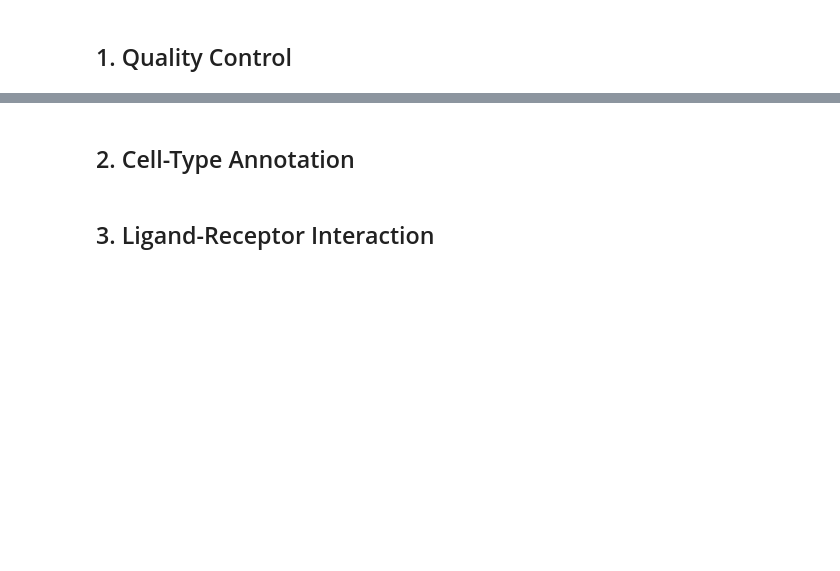
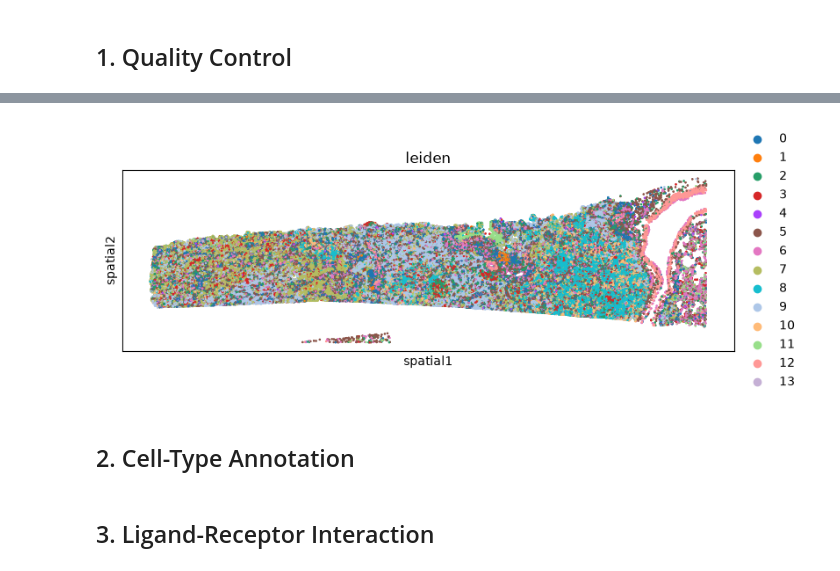
Before and after one commit to wooCuler/Spatial-TME-Toolkit, a Jupyter notebook: notebooks/xenium_analysis.ipynb, the cells around one changed output, grey strips where cells are left out. Saved outputs shown, nothing was run; the diff lists cells and outputs as text; code cells hidden in the pictures; blank space fills up the shorter version.

```diff
--- a/notebooks/xenium_analysis.ipynb
+++ b/notebooks/xenium_analysis.ipynb
@@ -27,0 +270,13 @@ adata = None
+# %%
+# 실제 공간 좌표(adata.obsm["spatial"])에 동일한 Leiden 클러스터를 뿌려 공간 분포 확인.
+# morphology 이미지를 로드하지 않았으므로 img=False, 세포 수가 많아 shape=None(점 표시)과
+# 작은 size로 렌더링 부담을 줄인다.
+sq.pl.spatial_scatter(
+    adata,
+    color="leiden",
+    shape=None,
+    size=2,
+    img=False,
+    figsize=(8, 8),
+)
+# %% [output]
@@ -28,3 +284,4 @@ adata = None
+[figure, added]
 # %% [markdown]
 ## 2. Cell-Type Annotation
 # %%
```
Also changed, not shown: parts of 30 cells of this notebook, 2 other files.
